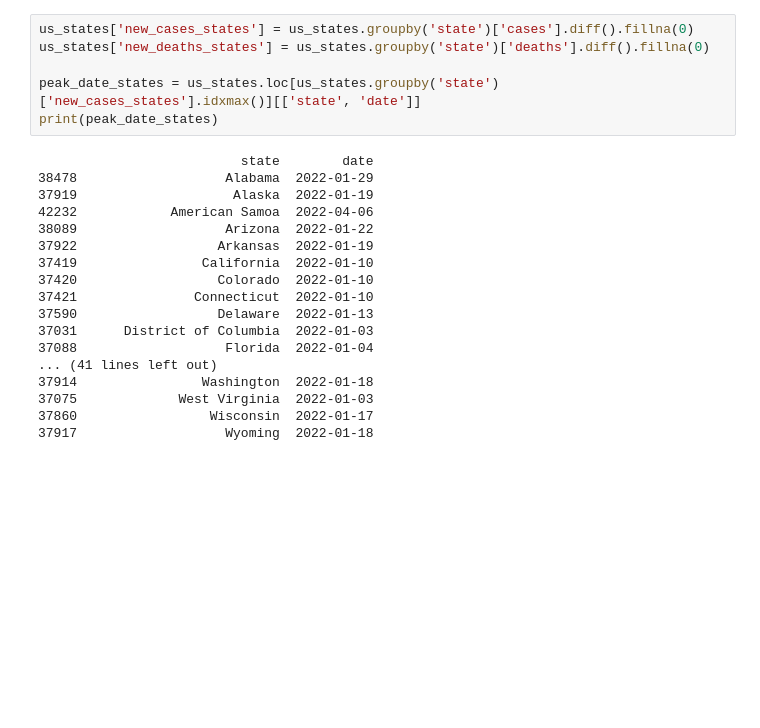
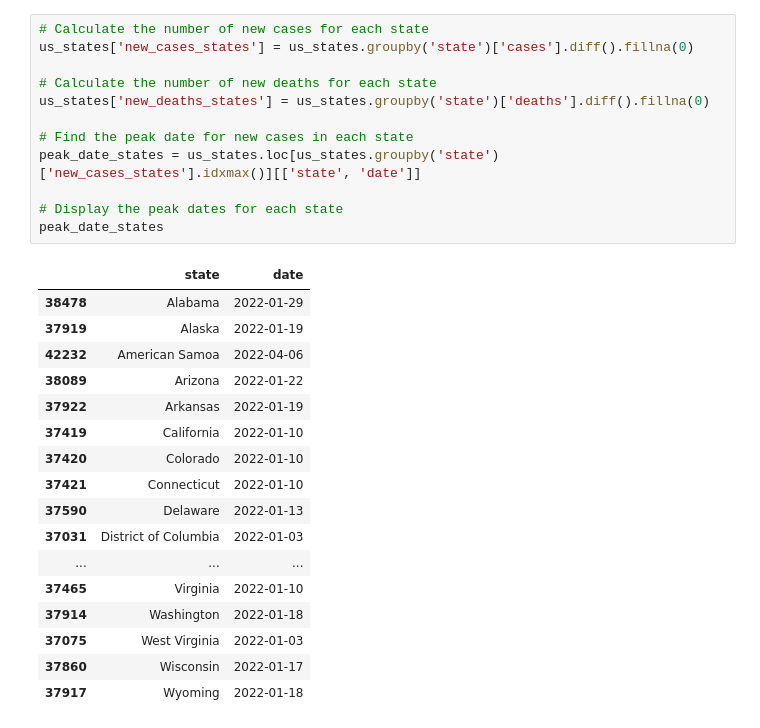
Before and after one commit to kyoichiq/covid_data_project, a Jupyter notebook: covid_data.ipynb, the cells around one changed output. Drawn from its saved outputs; the diff is of its cells as text; blank space fills up the shorter version.

```diff
--- a/covid_data.ipynb
+++ b/covid_data.ipynb
@@ -22,27 +30,33 @@ deaths          1135343
 new_cases       45146.0
 Name: 1157, dtype: object
 # %%
+# Calculate the number of new cases for each state
 us_states['new_cases_states'] = us_states.groupby('state')['cases'].diff().fillna(0)
+
+# Calculate the number of new deaths for each state
 us_states['new_deaths_states'] = us_states.groupby('state')['deaths'].diff().fillna(0)
 
+# Find the peak date for new cases in each state
 peak_date_states = us_states.loc[us_states.groupby('state')['new_cases_states'].idxmax()][['state', 'date']]
-print(peak_date_states)
+
+# Display the peak dates for each state
+peak_date_states
 # %% [output]
-                          state        date
-38478                   Alabama  2022-01-29
-37919                    Alaska  2022-01-19
-42232            American Samoa  2022-04-06
-38089                   Arizona  2022-01-22
-37922                  Arkansas  2022-01-19
-37419                California  2022-01-10
-37420                  Colorado  2022-01-10
-37421               Connecticut  2022-01-10
-37590                  Delaware  2022-01-13
-37031      District of Columbia  2022-01-03
-37088                   Florida  2022-01-04
-... (41 lines left out)
-37914                Washington  2022-01-18
-37075             West Virginia  2022-01-03
-37860                 Wisconsin  2022-01-17
-37917                   Wyoming  2022-01-18
+|  | state | date |
+| 38478 | Alabama | 2022-01-29 |
+| 37919 | Alaska | 2022-01-19 |
+| 42232 | American Samoa | 2022-04-06 |
+| 38089 | Arizona | 2022-01-22 |
+| 37922 | Arkansas | 2022-01-19 |
+| 37419 | California | 2022-01-10 |
+| 37420 | Colorado | 2022-01-10 |
+| 37421 | Connecticut | 2022-01-10 |
+| 37590 | Delaware | 2022-01-13 |
+| 37031 | District of Columbia | 2022-01-03 |
+| ... | ... | ... |
+| 37465 | Virginia | 2022-01-10 |
+| 37914 | Washington | 2022-01-18 |
+| 37075 | West Virginia | 2022-01-03 |
+| 37860 | Wisconsin | 2022-01-17 |
+| 37917 | Wyoming | 2022-01-18 |
 # %%
```
Also changed, not shown: parts of 6 cells of this notebook, 2 other files.
